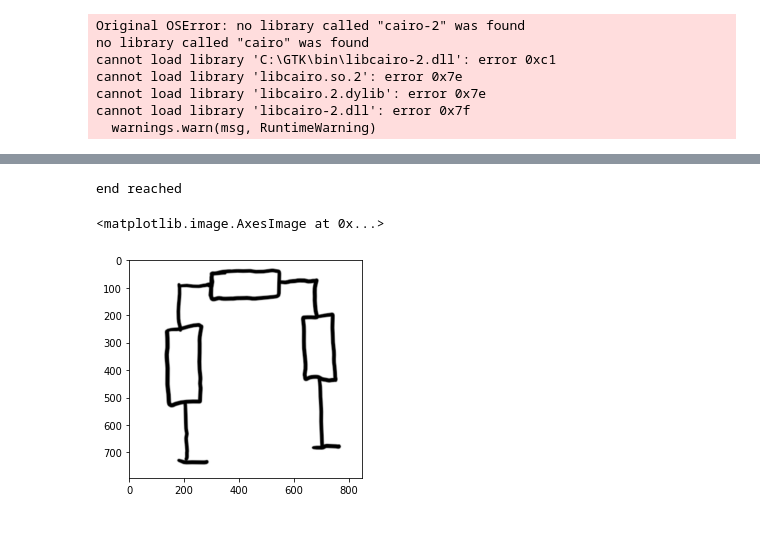
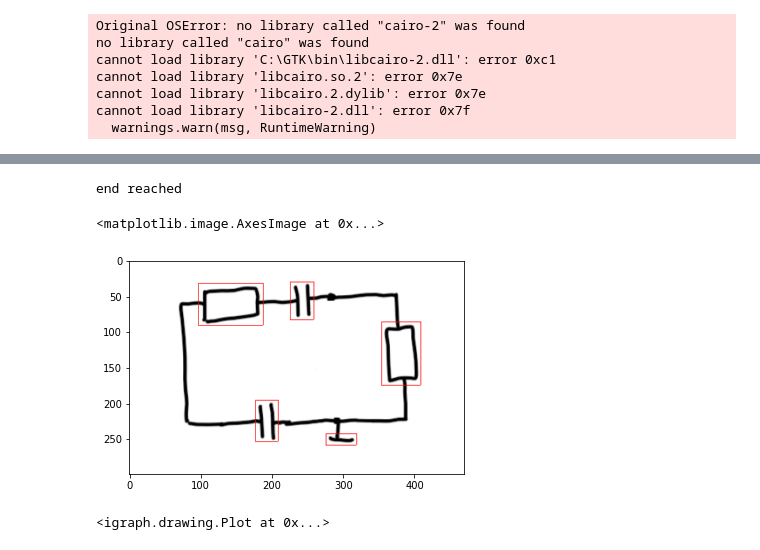
Before and after one commit to Chris022/smarter-circuits, a Jupyter notebook: src/main.ipynb, the cells around one changed output, grey strips where cells are left out. Saved outputs shown, nothing was run; the diff lists cells and outputs as text; code cells hidden in the pictures.

```diff
--- a/src/main.ipynb
+++ b/src/main.ipynb
@@ -38,0 +27,27 @@ plt.imshow(colorImage)
+# %%
+name = "6.png"
+
+image = utils.loadImage(path="./../resources/testImages",name=name, resize=(450,None))
+
+colorImage = utils.loadImage(path="./../resources/testImages",name=name, resize=(450,None), color=True)
+
+#insert padding
+s1 = np.full((len(image),10),255)
+image = np.insert(image, [0], s1, axis=1)
+image = np.insert(image, [len(image[0])], s1, axis=1)
+s2 = np.full((10,len(image[0])),255)
+image = np.insert(image, [0], s2, axis=0)
+image = np.insert(image, [len(image)], s2, axis=0)
+
+s1 = np.full((len(colorImage),10,3),255)
+
+colorImage = np.insert(colorImage, [0], s1, axis=1)
+colorImage = np.insert(colorImage, [len(colorImage[0])], s1, axis=1)
+s2 = np.full((10,len(colorImage[0]),3),255)
+
+colorImage = np.insert(colorImage, [0], s2, axis=0)
+colorImage = np.insert(colorImage, [len(colorImage)], s2, axis=0)
+
+plt.imshow(image, cmap='gray')
+plt.figure()
+plt.imshow(colorImage)
@@ -60,36 +80,49 @@ def generateTrainData(boundingBoxes, image):
 # %%
 graph = gg.generateGraph(preprocessedImage)
 components = gg.getComponents(graph)
-#generateTrainData(boundingBoxes, image)
+bb = utils.fmap(lambda x: x[0],components)
+#generateTrainData(bb, image)
 
 def drawRect(image,boundingBox,color):
     corner1 = boundingBox[0]
     corner2 = boundingBox[1]
     startX = corner1[0]
     startY = corner1[1]
 
     endX = corner2[0]
     endY = corner2[1]
 
     for x in range(startX,endX):
-        image[startY][x] = color
-        image[endY][x] = color
+        try:
+            image[startY][x] = color
+            image[endY][x] = color
+        except:
+            pass
 
     for y in range(startY,endY):
-        image[y][startX] = color
-        image[y][endX] = color
+        try:
+            image[y][startX] = color
+            image[y][endX] = color
+        except:
+            pass
 
     return image
 
 
 for comp in components:
     drawRect(colorImage,comp[0],(255,0,0))
 #colorImage = cv2.cvtColor(255-colorImage, cv2.COLOR_BGR2RGB)
 plt.imshow(colorImage,interpolation="bilinear")
 # %% [output]
 end reached
 <matplotlib.image.AxesImage at 0x...>
-[figure, old version]
+[figure, new version]
+# %%
+igraphUnion = utils.convertToIgraph(graph)
+layout = igraphUnion.layout("kk") #"large_graph"
+igraph.plot(igraphUnion, layout=layout,bbox = (1000,1000))
+# %% [output]
+<igraph.drawing.Plot at 0x...>
 # %%
 cc.loadModel()
 
```
Also changed, not shown: parts of 8 cells of this notebook, 4 other files.
